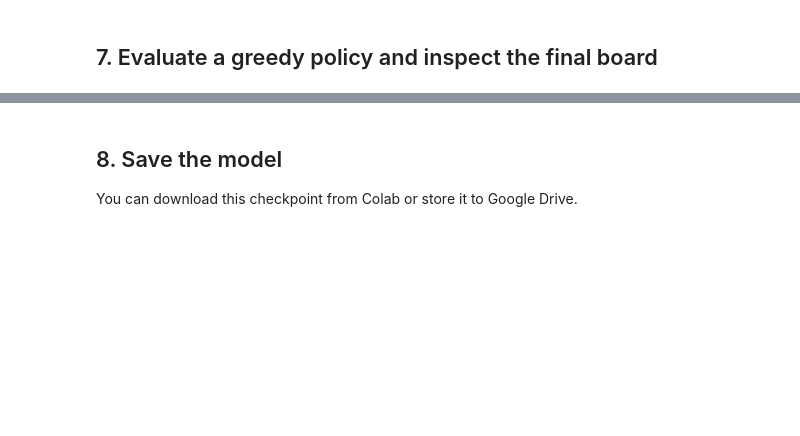
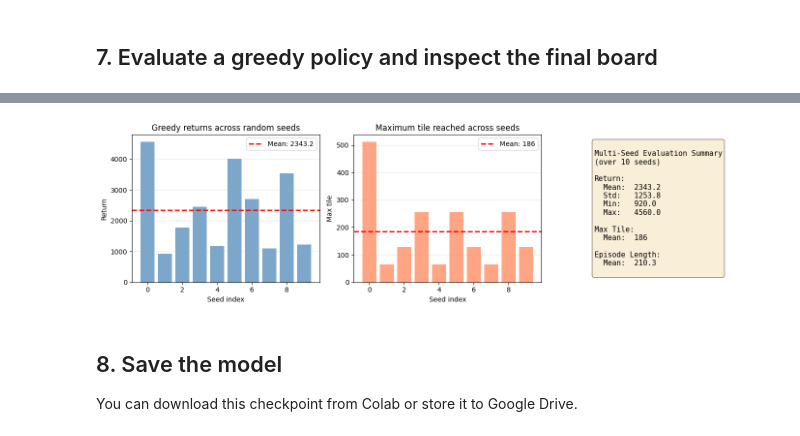
Before and after one commit to HCMUSMaster/dnq-2048, a Jupyter notebook: notebooks/Baseline DQN_for_2048_game.ipynb, the cells around one changed output, grey strips where cells are left out. Drawn from its saved outputs; the diff is of its cells as text; code cells hidden in the pictures; blank space fills up the shorter version.

```diff
--- a/notebooks/Baseline DQN_for_2048_game.ipynb
+++ b/notebooks/Baseline DQN_for_2048_game.ipynb
@@ -389,3 +568,50 @@ for i, step_info in enumerate(rollout[-n_show:], start=len(rollout) - n_show + 1
+# %%
+# Visualize multi-seed evaluation results
+fig, axes = plt.subplots(1, 3, figsize=(14, 4))
+
+# Distribution of returns across seeds
+axes[0].bar(range(num_eval_seeds), multi_seed_returns, color='steelblue', alpha=0.7)
+axes[0].axhline(y=avg_return, color='red', linestyle='--', linewidth=2, label=f'Mean: {avg_return:.1f}')
+axes[0].set_xlabel('Seed index')
+axes[0].set_ylabel('Return')
+axes[0].set_title('Greedy returns across random seeds')
+axes[0].legend()
+axes[0].grid(axis='y', alpha=0.3)
+
+# Distribution of max tiles across seeds
+axes[1].bar(range(num_eval_seeds), multi_seed_max_tiles, color='coral', alpha=0.7)
+axes[1].axhline(y=avg_max_tile, color='red', linestyle='--', linewidth=2, label=f'Mean: {avg_max_tile:.0f}')
+axes[1].set_xlabel('Seed index')
+axes[1].set_ylabel('Max tile')
+axes[1].set_title('Maximum tile reached across seeds')
+axes[1].legend()
+axes[1].grid(axis='y', alpha=0.3)
+
+# Summary statistics
+stats_text = f"""
+Multi-Seed Evaluation Summary
+(over {num_eval_seeds} seeds)
+
+Return:
+  Mean:  {avg_return:.1f}
+  Std:   {std_return:.1f}
+  Min:   {min(multi_seed_returns):.1f}
+  Max:   {max(multi_seed_returns):.1f}
+
+Max Tile:
+  Mean:  {avg_max_tile:.0f}
+
+Episode Length:
+  Mean:  {avg_length:.1f}
+"""
+axes[2].text(0.1, 0.5, stats_text, fontsize=11, verticalalignment='center',
+            family='monospace', bbox=dict(boxstyle='round', facecolor='wheat', alpha=0.5))
+axes[2].axis('off')
+
+plt.tight_layout()
+plt.show()
+# %% [output]
+[figure, added]
 # %% [markdown]
 ## 8. Save the model
 
```
Also changed, not shown: parts of 9 cells of this notebook.
